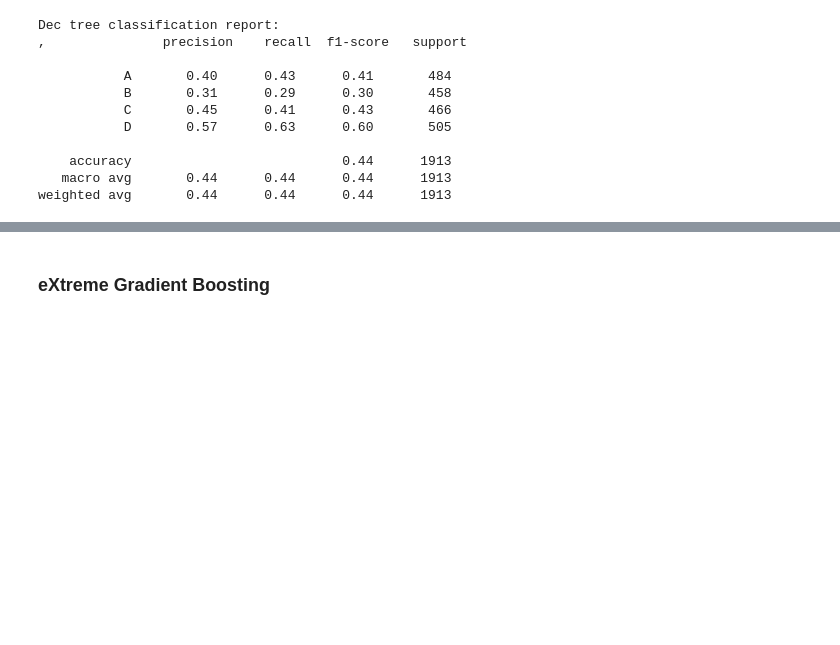
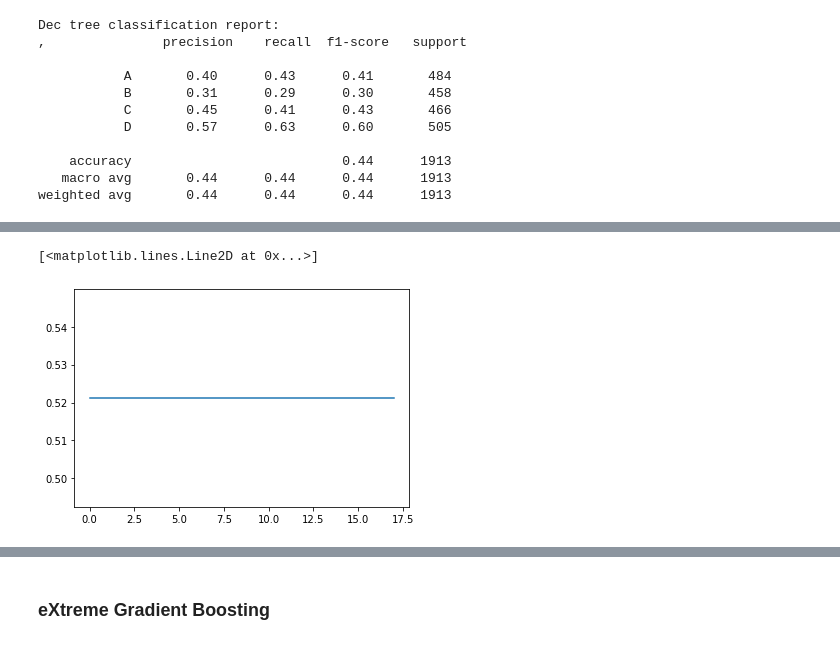
Before and after one commit to antondremak91/customer_segmentation, a Jupyter notebook: customer_segmentation.ipynb, the cells around one changed output, grey strips where cells are left out. Drawn from its saved outputs; the diff is of its cells as text; code cells hidden in the pictures; blank space fills up the shorter version.

```diff
--- a/customer_segmentation.ipynb
+++ b/customer_segmentation.ipynb
@@ -477,7 +542,7 @@ weighted avg       0.45      0.44      0.44      1913
 ### RF Classifier
 # %%
 # Instance of the Model Random Forest Classifier
-rf = RandomForestClassifier(random_state = 42)
+rf = RandomForestClassifier(random_state = 42, max_depth=9)
 
 rf_pipe = make_pipeline(column_transformer, rf)
 
@@ -507,0 +596,15 @@ weighted avg       0.44      0.44      0.44      1913
+# %%
+n_estimators_range = list(range(2, 20))
+
+best_n = []
+for est in n_estimators_range:
+    rf = RandomForestClassifier(n_estimators = est,
+                             random_state = 42)
+    rf_pipe.fit(X_train, y_train)
+    score = rf_pipe.score(X_test, y_test)
+    best_n.append(score)
+# %%
+plt.plot(best_n)
+# %% [output]
+[<matplotlib.lines.Line2D at 0x...>]
+[figure, added]
```
Also changed, not shown: parts of 17 cells of this notebook.
